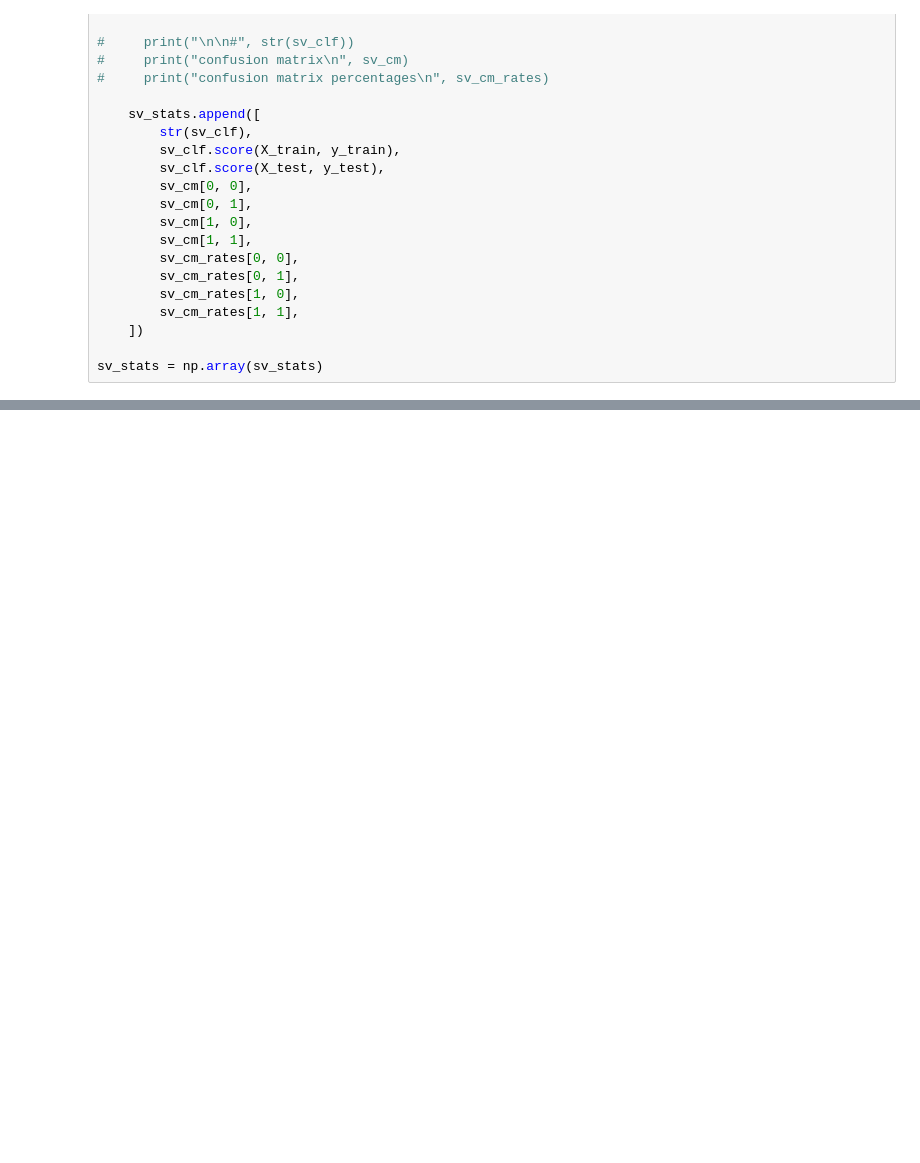
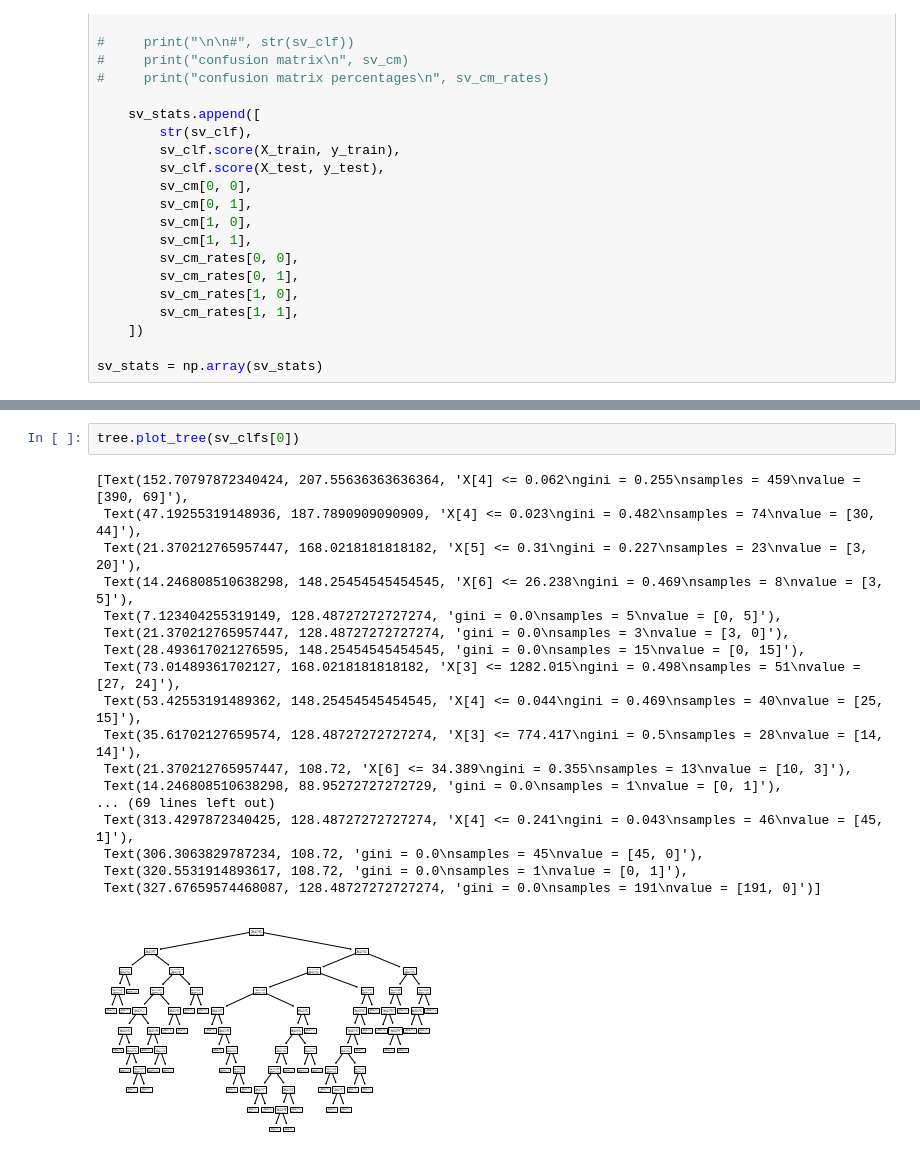
Before and after one commit to ZachPetroff/obscure_image_classification, a Jupyter notebook: exploration_messy/DecisionTree_and_SVM_experiments.ipynb, the cells around one changed output, grey strips where cells are left out. Saved outputs shown, nothing was run; the diff lists cells and outputs as text; blank space fills up the shorter version.

```diff
--- a/exploration_messy/DecisionTree_and_SVM_experiments.ipynb
+++ b/exploration_messy/DecisionTree_and_SVM_experiments.ipynb
@@ -223,0 +224,21 @@ plt.legend(loc='center left', bbox_to_anchor=(1, 0.5))
+# %%
+tree.plot_tree(sv_clfs[0])
+# %% [output]
+[Text(152.70797872340424, 207.55636363636364, 'X[4] <= 0.062\ngini = 0.255\nsamples = 459\nvalue = [390, 69]'),
+ Text(47.19255319148936, 187.7890909090909, 'X[4] <= 0.023\ngini = 0.482\nsamples = 74\nvalue = [30, 44]'),
+ Text(21.370212765957447, 168.0218181818182, 'X[5] <= 0.31\ngini = 0.227\nsamples = 23\nvalue = [3, 20]'),
+ Text(14.246808510638298, 148.25454545454545, 'X[6] <= 26.238\ngini = 0.469\nsamples = 8\nvalue = [3, 5]'),
+ Text(7.123404255319149, 128.48727272727274, 'gini = 0.0\nsamples = 5\nvalue = [0, 5]'),
+ Text(21.370212765957447, 128.48727272727274, 'gini = 0.0\nsamples = 3\nvalue = [3, 0]'),
+ Text(28.493617021276595, 148.25454545454545, 'gini = 0.0\nsamples = 15\nvalue = [0, 15]'),
+ Text(73.01489361702127, 168.0218181818182, 'X[3] <= 1282.015\ngini = 0.498\nsamples = 51\nvalue = [27, 24]'),
+ Text(53.42553191489362, 148.25454545454545, 'X[4] <= 0.044\ngini = 0.469\nsamples = 40\nvalue = [25, 15]'),
+ Text(35.61702127659574, 128.48727272727274, 'X[3] <= 774.417\ngini = 0.5\nsamples = 28\nvalue = [14, 14]'),
+ Text(21.370212765957447, 108.72, 'X[6] <= 34.389\ngini = 0.355\nsamples = 13\nvalue = [10, 3]'),
+ Text(14.246808510638298, 88.95272727272729, 'gini = 0.0\nsamples = 1\nvalue = [0, 1]'),
+... (69 lines left out)
+ Text(313.4297872340425, 128.48727272727274, 'X[4] <= 0.241\ngini = 0.043\nsamples = 46\nvalue = [45, 1]'),
+ Text(306.3063829787234, 108.72, 'gini = 0.0\nsamples = 45\nvalue = [45, 0]'),
+ Text(320.5531914893617, 108.72, 'gini = 0.0\nsamples = 1\nvalue = [0, 1]'),
+ Text(327.67659574468087, 128.48727272727274, 'gini = 0.0\nsamples = 191\nvalue = [191, 0]')]
+[figure, added]
```
Also changed, not shown: parts of 4 cells of this notebook.
